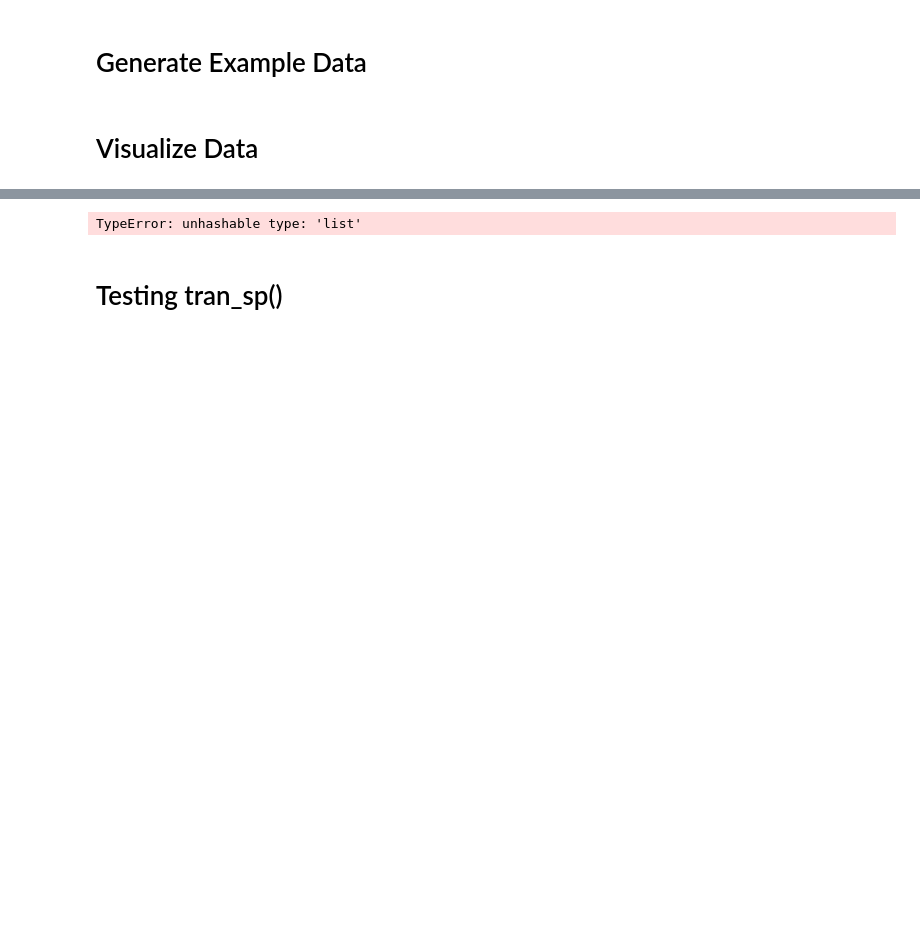
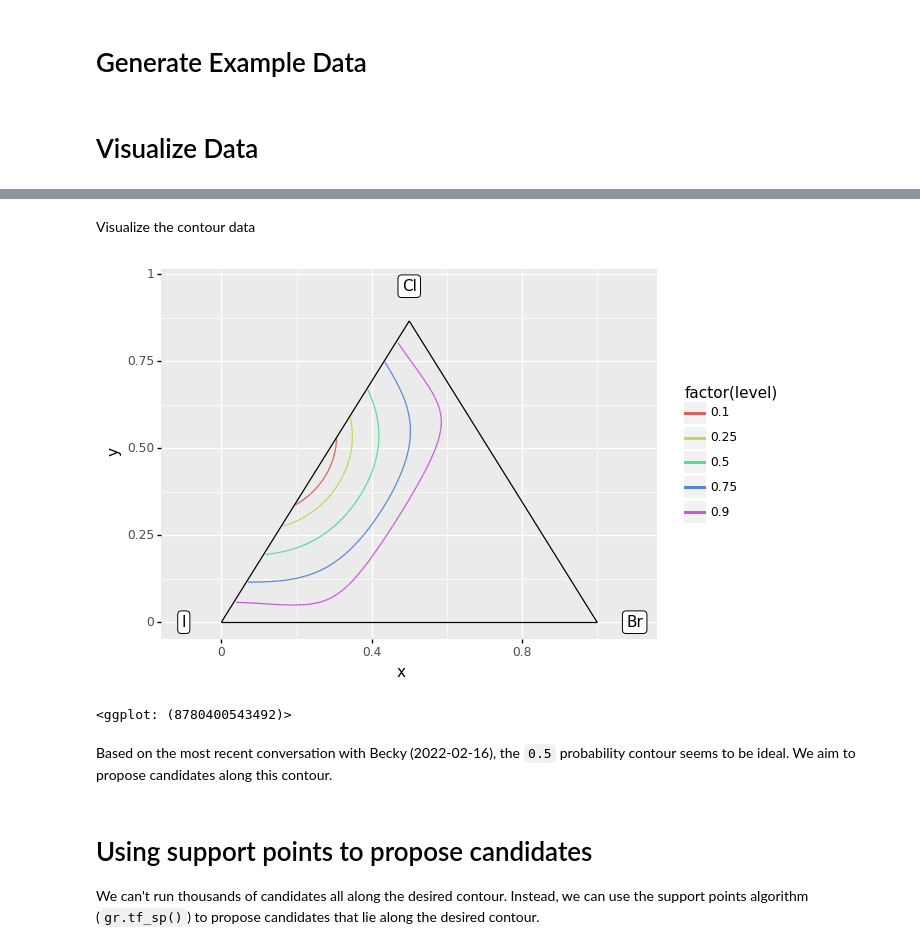
Before and after one commit to kaybr24/perovskite-solar, a Jupyter notebook: Triple Halide Contour Map.ipynb, the cells around one changed output, grey strips where cells are left out. Cells and saved outputs as stored; diff of their text form; code cells hidden in the pictures; blank space fills up the shorter version.

```diff
--- a/Triple Halide Contour Map.ipynb
+++ b/Triple Halide Contour Map.ipynb
@@ -256,60 +277,51 @@ Display model in barycentric coordinates
 # %%
+# Generate contour data
 df_contour = (
-gr.Model()
-    >> gr.cp_vec_function( #fun = parameter that accepts a function, NOT the name of this specific function
-        fun=lambda df: gr.df_make(I=1 - df.Br - df.Cl),
-        var=["Br", "Cl"],
-        out=["I"],
-        name="compute proportion of Iodine given Cl and Br composition", #docstring of input function
+    md_gpc
+    >> gr.ev_contour(
+        var=["x", "y"],
+        out=["pr_single_phase"],
+        levels = dict(pr_single_phase=[0.1, 0.25, 0.5, 0.75, 0.9]),
+        n_side = 128, #smoothness of lines, granularity
+        # n_levels = 12
     )
->> gr.cp_vec_function( #how the output is calculated from the input
-    fun=lambda df: gr.df_make(
-        pr_single_phase=model_gpc.predict(df[var])
-    ),
-
-    var=["Br", "Cl", "I"], #model only takes in Br and Cl as variables, *internally* computes I, outputs contour
-    out=[out],
+    ## Convert x, y -> I, Br, Cl
+    >> tf_thp()
+    >> tf_thp(x="x_end", y="y_end", a="I_end", b="Br_end", c="Cl_end")
+    ## Filter to remove invalid compositions
+    >> gr.tf_filter(
+        0 <= DF.I, DF.I <= 1,
+        0 <= DF.Br, DF.Br <= 1,
+        0 <= DF.I, DF.I <= 1,
+        0 <= DF.I_end, DF.I_end <= 1,
+        0 <= DF.Br_end, DF.Br_end <= 1,
+        0 <= DF.I_end, DF.I_end <= 1,
     )
->> gr.cp_bounds(
-    Cl=(0, +1),
-    Br=(0, +1),
-    )
-
->> gr.ev_contour(
-    var=["Br", "Cl"],
-    out=[out],
-    #levels = dict(pr_single_phase=[0.46, 0.50, .55, 0.6, 0.65]),
-    n_side = 64, #smoothness of lines, granularity
-    n_levels = 12
 )
-)
-# %% [output]
-TypeError: unhashable type: 'list'
+# %% [markdown]
+Visualize the contour data
 # %%
-#df_thp >> tf_bary()
-
-
-
->> gr.tf_filter(DF.Br + DF.Cl < 1)
-
->> gr.tf_mutate(I=1 - DF.Br - DF.Cl)
->> gr.tf_mutate(I_end=1 - DF.Br_end - DF.Cl_end)
-
->> tf_bary(a="I_end", b="Br_end", c="Cl_end", x="x_end", y="y_end")
->> tf_bary(a="I", b="Br", c="Cl", x="x", y="y")
-
-#>> gr.pt_auto()
->> gr.ggplot(gr.aes("x", "y"))
-    + gr.geom_segment(gr.aes(xend="x_end", yend="y_end", group="level", color="factor(level)",))#color="factor(level)"
+(
+    df_contour
+    ## Visualize
+    >> gr.ggplot(gr.aes("x", "y"))
+    + gr.geom_segment(gr.aes(xend="x_end", yend="y_end", group="level", color="factor(level)"))
     + pt.geom_segment(
         data=df_tri_bounds,
         mapping=pt.aes(xend="gr.lead(x)", yend="gr.lead(y)")
     )
     + pt.geom_label(
         data=df_tri_labels,
         mapping=pt.aes(label="label")
     )
 )
+# %% [output]
+[figure, added]
+<ggplot: (8780400543492)>
+# %% [markdown]
+Based on the most recent conversation with Becky (2022-02-16), the `0.5` probability contour seems to be ideal. We aim to propose candidates along this contour.
 # %% [markdown]
-# Testing tran_sp()
+# Using support points to propose candidates
+
+We can't run thousands of candidates all along the desired contour. Instead, we can use the support points algorithm (`gr.tf_sp()`) to propose candidates that lie along the desired contour.
 # %%
```
Also changed, not shown: parts of 12 cells of this notebook.
